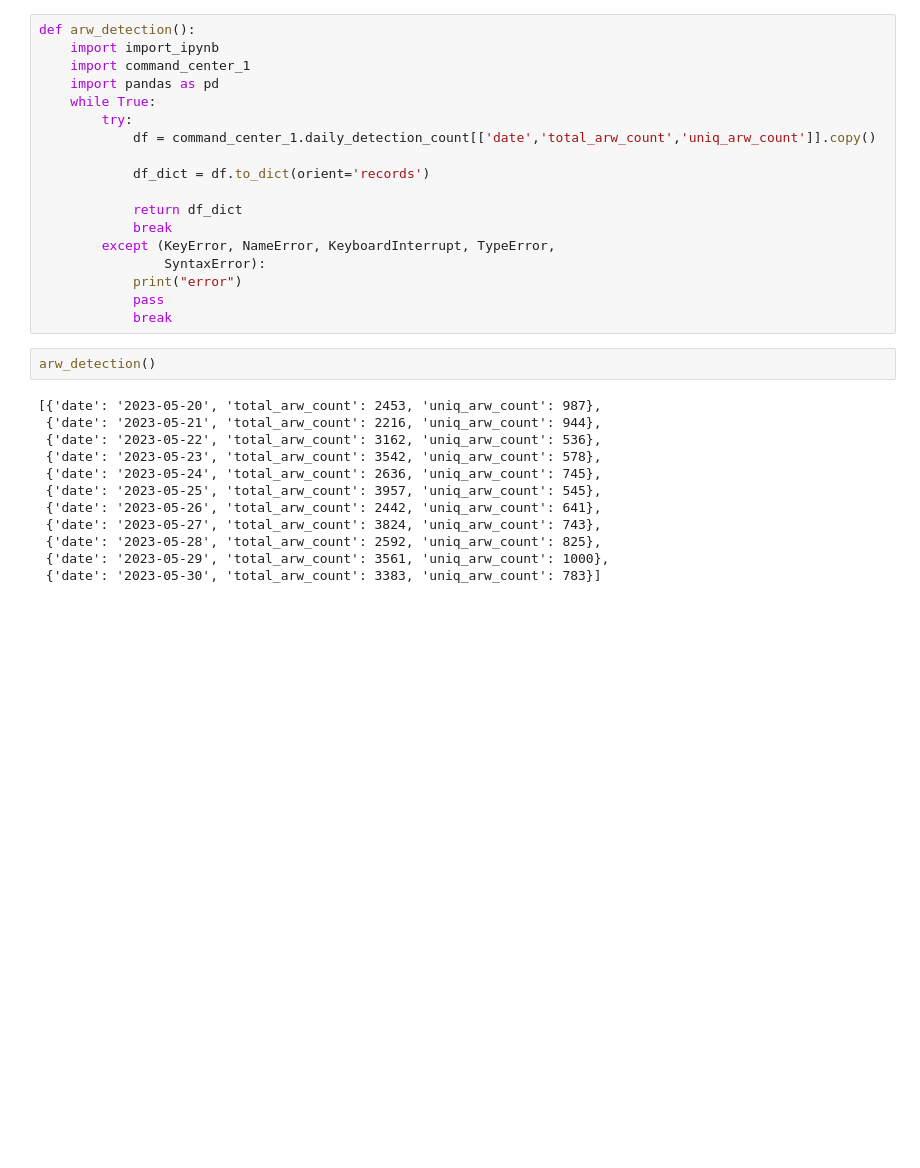
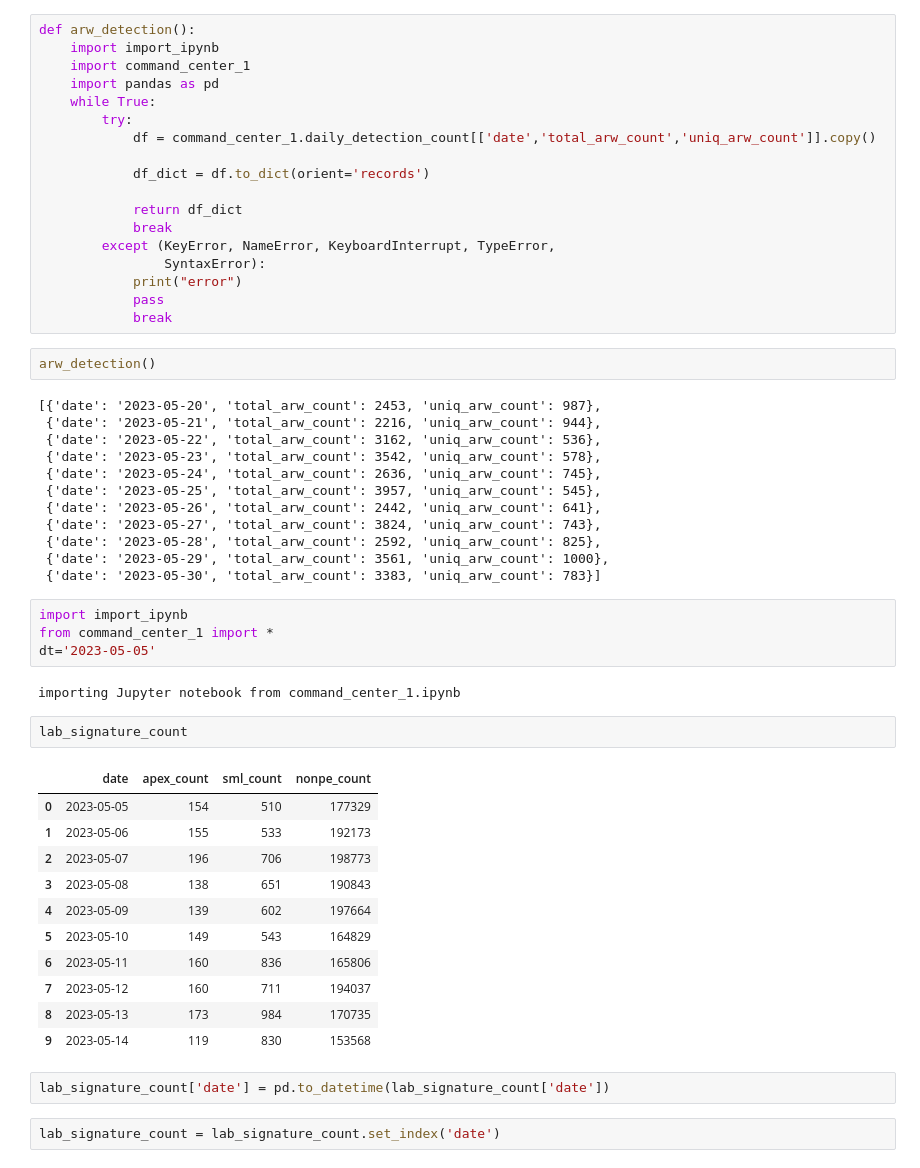
Before and after one commit to prasanthkondapalli/cmdc, a Jupyter notebook: Untitled1.ipynb, the cells around one changed output. Saved outputs shown, nothing was run; the diff lists cells and outputs as text; blank space fills up the shorter version.

```diff
--- a/Untitled1.ipynb
+++ b/Untitled1.ipynb
@@ -674,3 +674,27 @@ arw_detection()
  {'date': '2023-05-28', 'total_arw_count': 2592, 'uniq_arw_count': 825},
  {'date': '2023-05-29', 'total_arw_count': 3561, 'uniq_arw_count': 1000},
  {'date': '2023-05-30', 'total_arw_count': 3383, 'uniq_arw_count': 783}]
+# %%
+import import_ipynb
+from command_center_1 import *
+dt='2023-05-05'
+# %% [output]
+importing Jupyter notebook from command_center_1.ipynb
+# %%
+lab_signature_count
+# %% [output]
+|  | date | apex_count | sml_count | nonpe_count |
+| 0 | 2023-05-05 | 154 | 510 | 177329 |
+| 1 | 2023-05-06 | 155 | 533 | 192173 |
+| 2 | 2023-05-07 | 196 | 706 | 198773 |
+| 3 | 2023-05-08 | 138 | 651 | 190843 |
+| 4 | 2023-05-09 | 139 | 602 | 197664 |
+| 5 | 2023-05-10 | 149 | 543 | 164829 |
+| 6 | 2023-05-11 | 160 | 836 | 165806 |
+| 7 | 2023-05-12 | 160 | 711 | 194037 |
+| 8 | 2023-05-13 | 173 | 984 | 170735 |
+| 9 | 2023-05-14 | 119 | 830 | 153568 |
+# %%
+lab_signature_count['date'] = pd.to_datetime(lab_signature_count['date'])
+# %%
+lab_signature_count = lab_signature_count.set_index('date')
```
Also changed, not shown: parts of 16 cells of this notebook.
